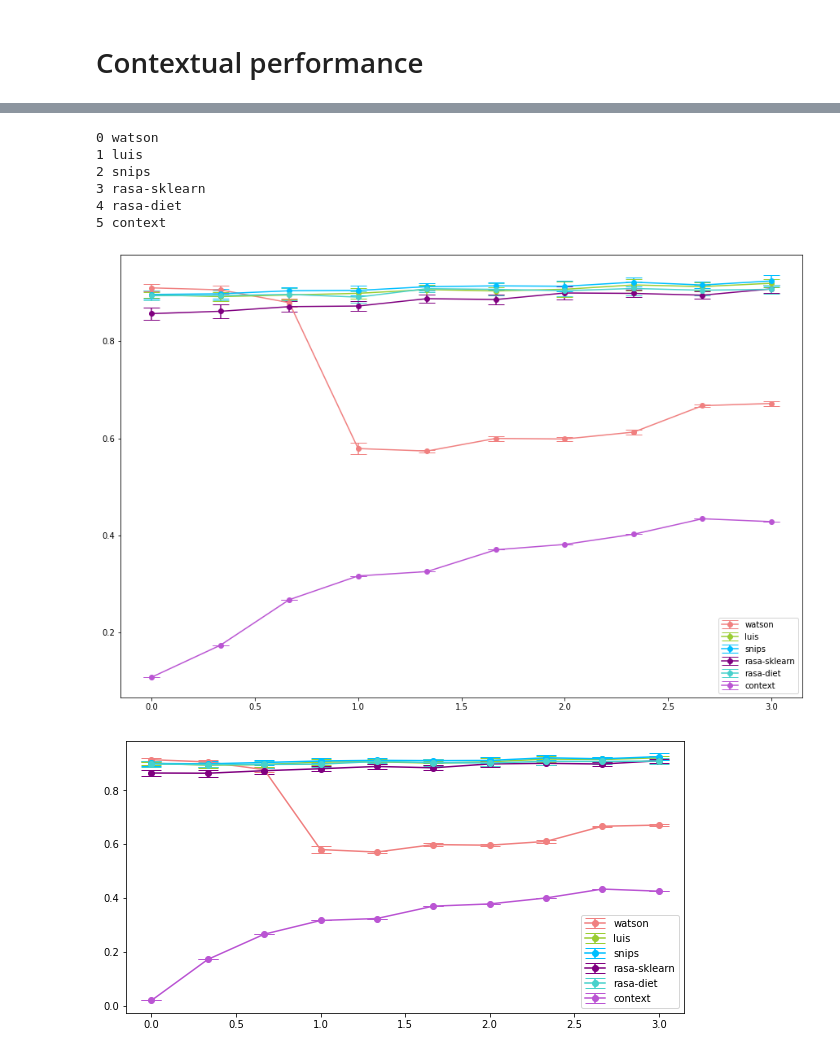
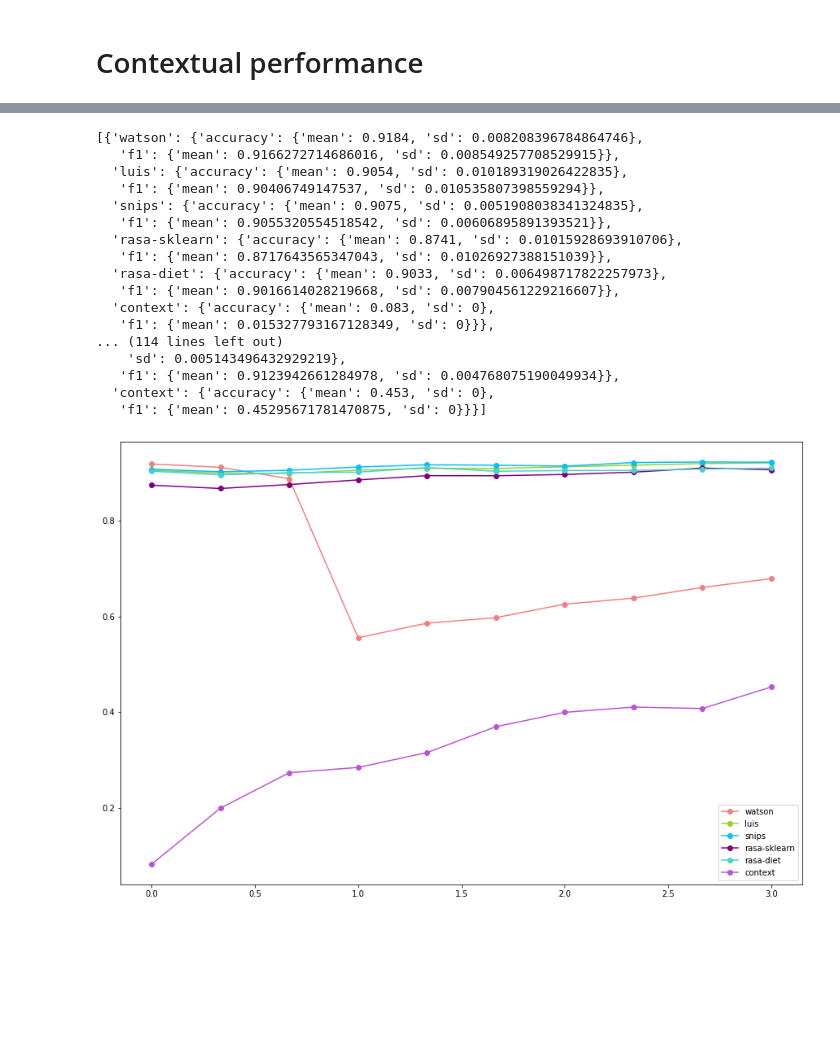
Before and after one commit to ranimkhojah/confidence-estimation-benchmark, a Jupyter notebook: scripts/contextual_performance.ipynb, the cells around one changed output, grey strips where cells are left out. Saved outputs shown, nothing was run; the diff lists cells and outputs as text; code cells hidden in the pictures; blank space fills up the shorter version.

```diff
--- a/scripts/contextual_performance.ipynb
+++ b/scripts/contextual_performance.ipynb
@@ -241,7 +241,7 @@ def get_confidence(intent, intent_ranking):
 
 def predict_intent(data, context, utterance):
     intent_ranking = get_intent_ranking(data, utterance)
-    linguistic_prediction = [get_confidence(intent, intent_ranking) for intent in INTENTS]
+    linguistic_prediction = normalize([get_confidence(intent, intent_ranking) for intent in INTENTS])
     contextualized_prediction = np.multiply(context, linguistic_prediction)
     predicted_intent_index = np.argmax(contextualized_prediction)
     predicted_intent = INTENTS[predicted_intent_index]
@@ -353,27 +314,50 @@ results_across_context_strengths
+# %%
+CONTEXT_STRENGTHS = np.linspace(0, 3, 10)
+
+results_across_context_strengths = []
+for context_strength in CONTEXT_STRENGTHS:
+    context_distribution = fixed_context_distribution(context_strength)
+    contexts = [np.random.permutation(context_distribution) for _ in range(NUM_SAMPLES)]
+    correct_intents = [sample_from_context(context) for context in contexts]
+    utterances_per_split = {
+        split_num: pick_utterances_for_split(split_num, correct_intents)
+        for split_num in range(1, NUM_SPLITS+1)
+    }
+
+    performances_per_nlu = {
+        nlu: measure_performance_for_nlu(nlu, contexts, utterances_per_split)
+        for nlu in NLU_NAMES
+    }
+    performances_per_nlu['context'] = measure_performance_for_context(contexts, correct_intents)
+    results_across_context_strengths.append(performances_per_nlu)
+
+results_across_context_strengths
+# %% [output]
+[{'watson': {'accuracy': {'mean': 0.9184, 'sd': 0.008208396784864746},
+   'f1': {'mean': 0.9166272714686016, 'sd': 0.008549257708529915}},
+  'luis': {'accuracy': {'mean': 0.9054, 'sd': 0.010189319026422835},
+   'f1': {'mean': 0.90406749147537, 'sd': 0.010535807398559294}},
+  'snips': {'accuracy': {'mean': 0.9075, 'sd': 0.0051908038341324835},
+   'f1': {'mean': 0.9055320554518542, 'sd': 0.00606895891393521}},
+  'rasa-sklearn': {'accuracy': {'mean': 0.8741, 'sd': 0.01015928693910706},
+   'f1': {'mean': 0.8717643565347043, 'sd': 0.01026927388151039}},
+  'rasa-diet': {'accuracy': {'mean': 0.9033, 'sd': 0.006498717822257973},
+   'f1': {'mean': 0.9016614028219668, 'sd': 0.007904561229216607}},
+  'context': {'accuracy': {'mean': 0.083, 'sd': 0},
+   'f1': {'mean': 0.015327793167128349, 'sd': 0}}},
+... (114 lines left out)
+    'sd': 0.005143496432929219},
+   'f1': {'mean': 0.9123942661284978, 'sd': 0.004768075190049934}},
+  'context': {'accuracy': {'mean': 0.453, 'sd': 0},
+   'f1': {'mean': 0.45295671781470875, 'sd': 0}}}]
 # %%
 fig, ax = plt.subplots(figsize=(15, 10))
 for i, nlu in enumerate(NLU_NAMES+["context"]):
-    print(i, nlu)
     accuracies_mean = [result[nlu]['accuracy']['mean'] for result in results_across_context_strengths]
-    accuracies_sd = [result[nlu]['accuracy']['sd'] for result in results_across_context_strengths]
+    #accuracies_sd = [result[nlu]['accuracy']['sd'] for result in results_across_context_strengths]
+    accuracies_sd=None
     plt.errorbar(CONTEXT_STRENGTHS, accuracies_mean, fmt='o', yerr=accuracies_sd, ls='-', capsize=10, label=nlu, color=COLORS[i])
 plt.legend()
 plt.show()
 # %% [output]
-0 watson
-1 luis
-2 snips
-3 rasa-sklearn
-4 rasa-diet
-5 context
-[figure, old version]
+[figure, new version]
-# %%
-fig, ax = plt.subplots(figsize=(10, 5))
-for i, nlu in enumerate(NLU_NAMES+["context"]):
-    f1_mean = [result[nlu]['f1']['mean'] for result in results_across_context_strengths]
-    f1_sd = [result[nlu]['f1']['sd'] for result in results_across_context_strengths]
-    plt.errorbar(CONTEXT_STRENGTHS, f1_mean, fmt='o', yerr=f1_sd, ls='-', capsize=10, label=nlu, color=COLORS[i])
-plt.legend()
-plt.show()
-# %% [output]
-[figure, removed]
```
Also changed, not shown: parts of 8 cells of this notebook.
